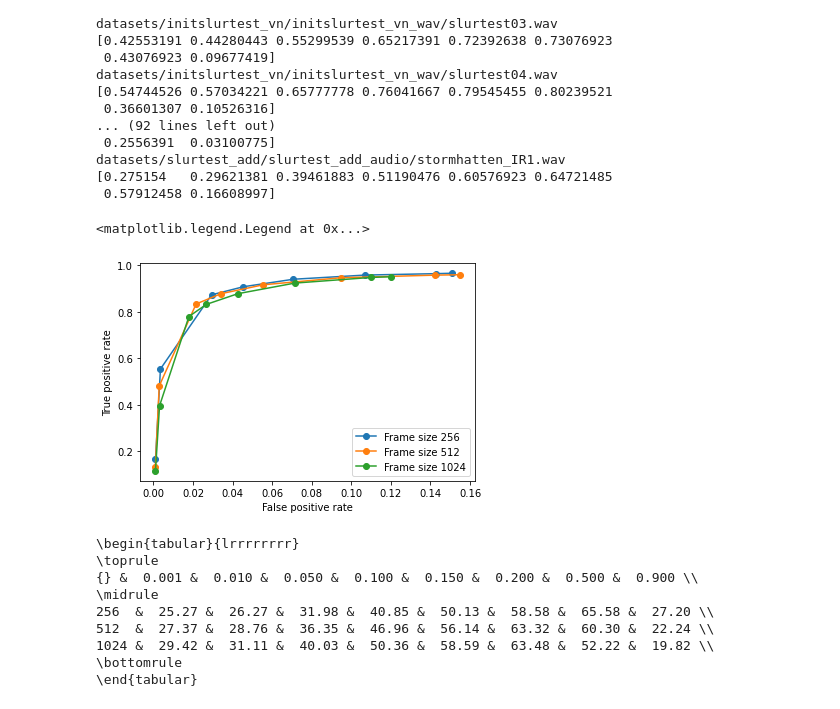
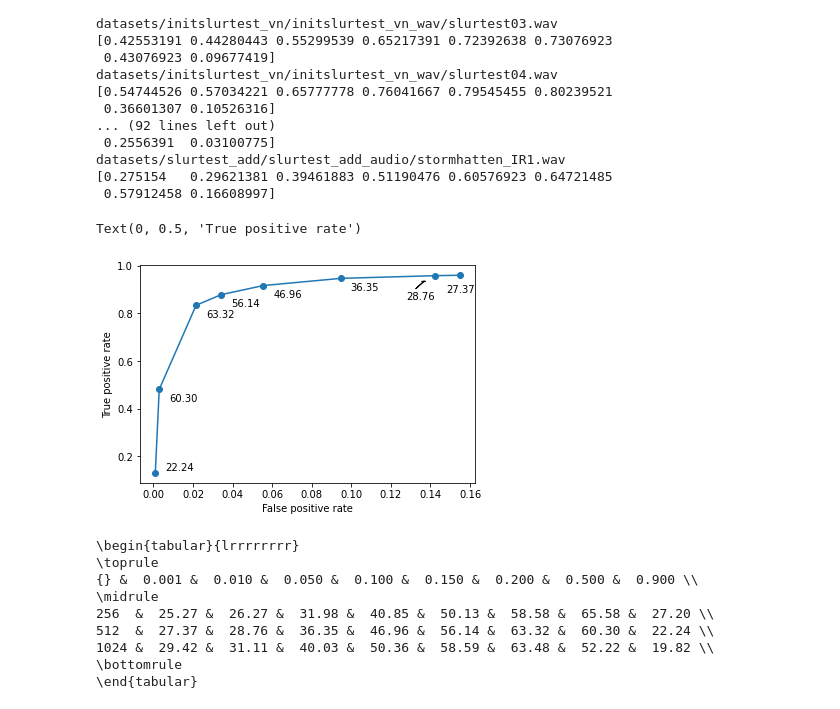
Before and after one commit to SimonFalk/beyondPianoRoll, a Jupyter notebook: hfc-analysis.ipynb, the cells around one changed output. Drawn from its saved outputs; the diff is of its cells as text; code cells hidden in the pictures.

```diff
--- a/hfc-analysis.ipynb
+++ b/hfc-analysis.ipynb
@@ -50,17 +48,18 @@ for r in np.arange(len(audio_fnames)):
     #print(rec_name)
     spect = proc(audio_fnames[r])
     peaks = np.genfromtxt(fname="datasets/slurtest_add/hfc2_detections/" + rec_name[:-4] + ".csv")
-    [CD,FN,FP,doubles,merged] = evaluate(onset_schedules[r], peaks, tol_sec=TOL)
-    CD_list.append(CD)
-    FN_list.append(FN)
-    FP_list.append(FP)
+    #[CD,FN,FP,doubles,merged] = evaluate(onset_schedules[r], peaks, tol_sec=TOL)
+    #CD_list.append(CD)
+    #FN_list.append(FN)
+    #FP_list.append(FP)
     scores = mir_eval.onset.evaluate(onset_schedules[r], peaks, window=TOL)
     #print(scores["F-measure"], scores["Recall"], scores["Precision"])
     fs.append(scores["F-measure"])
     ps.append(scores["Precision"])
     rs.append(scores["Recall"])
-print(TOL)
-print("Mean F: ", np.mean(fs))
-print("Mean P: ", np.mean(ps))
-print("Mean R: ", np.mean(rs))
+    print(rec_name, scores["F-measure"])
+#print(TOL)
+#print("Mean F: ", np.mean(fs))
+#print("Mean P: ", np.mean(ps))
+#print("Mean R: ", np.mean(rs))
 # %% [output]
@@ -228,22 +240,42 @@ datasets/slurtest_add/slurtest_add_audio/stormhatten_IR1.wav
  0.57912458 0.16608997]
 # %%
 fscores = []
-for win_size in [256, 512, 1024]:
+WIN_SIZES = [512]
+for win_size in WIN_SIZES:
     cds = np.load("results/hfc-eval-220422/hfc_AB_w"+ str(win_size)+"_tuning_cds.npy")
     fns = np.load("results/hfc-eval-220422/hfc_AB_w"+ str(win_size)+"_tuning_fns.npy")
     fps = np.load("results/hfc-eval-220422/hfc_AB_w"+ str(win_size)+"_tuning_fps.npy")
     tns = np.load("results/hfc-eval-220422/hfc_AB_w"+ str(win_size)+"_tuning_tns.npy")
     tpr = cds.sum(1)/(cds.sum(1)+fns.sum(1))
     fpr = fps.sum(1)/(fps.sum(1)+tns.sum(1))
     fscores.append(cds.sum(1)/(cds.sum(1)+0.5*fps.sum(1)+0.5*fns.sum(1)))
     plt.plot(fpr, tpr, '-o')
+    f=cds.sum(1)/(cds.sum(1)+0.5*fps.sum(1)+0.5*fns.sum(1))
+    for i in range(len(tpr)):
+        if i==1:
+            dx=-0.015
+        elif i==0:
+            dx=-0.007
+        else:
+            dx=0.005
+        if i==len(tpr)-1:
+            dy=0.01
+        elif i==0:
+            dy=-0.07
+        elif i==1:
+            dy=-0.1
+        else:
+            dy=-0.05
+        plt.text(x=fpr[i]+dx, y=tpr[i]+dy, s="{:.2f}".format(100*f[i]))
+    plt.arrow(fpr[1]-0.010, tpr[1]-0.055, 0.0040, 0.030, width=0.0001, head_width=0.002)
 
 plt.xlabel("False positive rate")
 plt.ylabel("True positive rate")
-plt.legend(["Frame size " + str(w) for w in [256, 512, 1024]])
+
+#plt.legend(["Frame size " + str(w) for w in WIN_SIZES])
 # %% [output]
-<matplotlib.legend.Legend at 0x...>
+Text(0, 0.5, 'True positive rate')
-[figure, old version]
+[figure, new version]
 # %%
 import pandas as pd
 print(pd.DataFrame(
```
Also changed, not shown: parts of 3 cells of this notebook, 2 other files.
